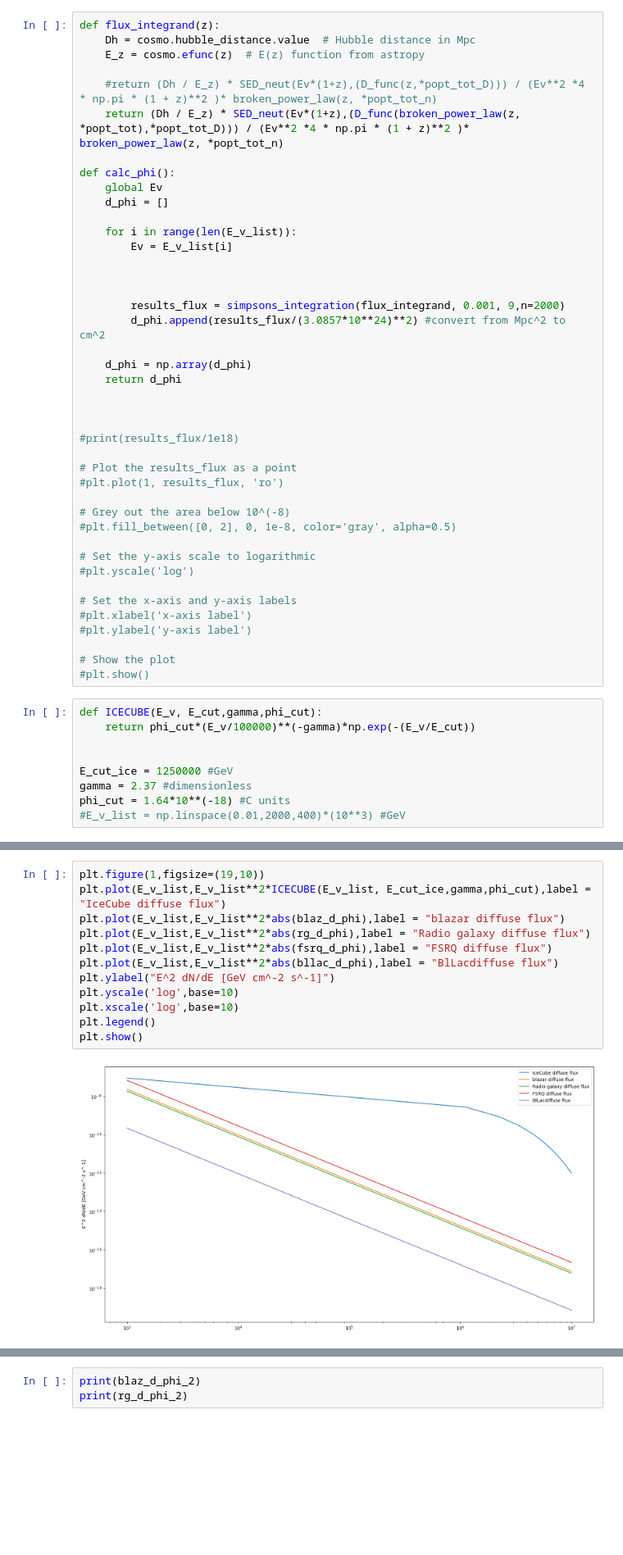
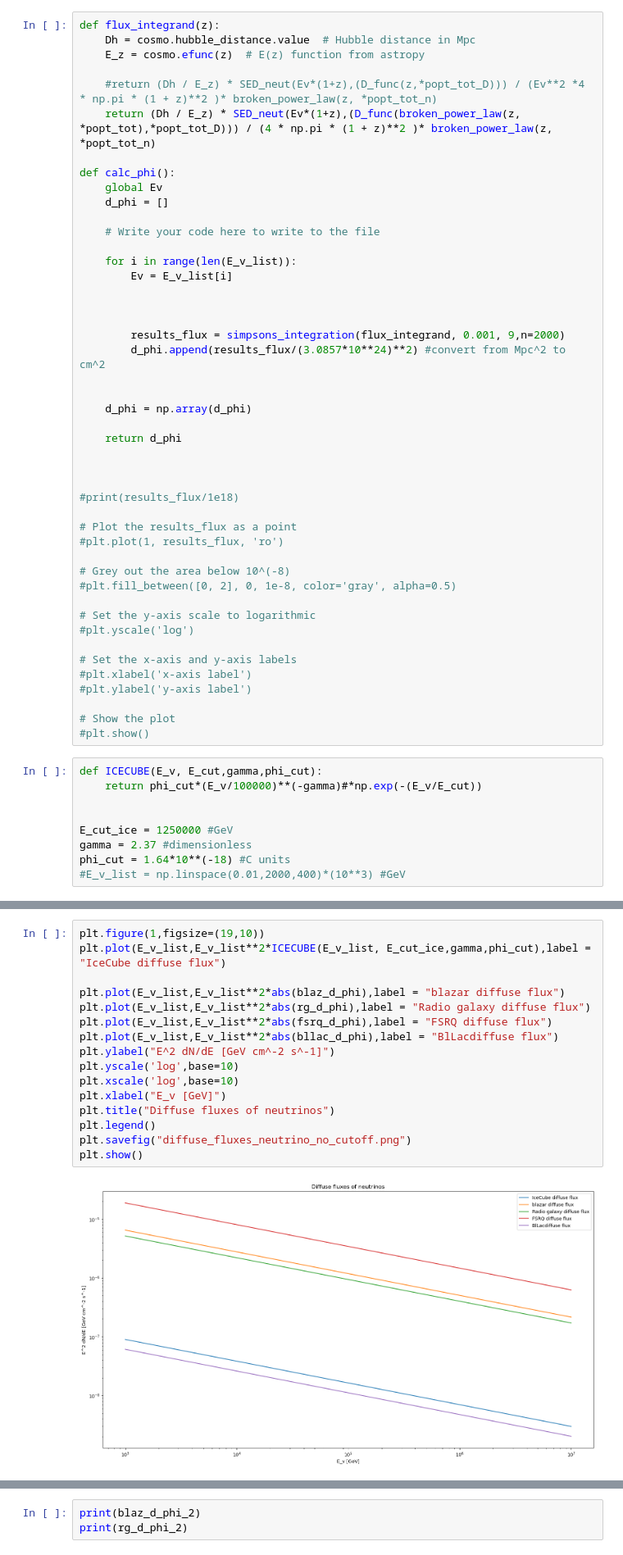
Before and after one commit to henan99/Project-related-to-first-semester-of-masters, a Jupyter notebook: Henrik_XLF_current.ipynb, the cells around one changed output, grey strips where cells are left out. Shown at 82% size. Cells and saved outputs as stored; diff of their text form; blank space fills up the shorter version.

```diff
--- a/Henrik_XLF_current.ipynb
+++ b/Henrik_XLF_current.ipynb
@@ -597,11 +636,13 @@ def flux_integrand(z):
     E_z = cosmo.efunc(z)  # E(z) function from astropy
 
     #return (Dh / E_z) * SED_neut(Ev*(1+z),(D_func(z,*popt_tot_D))) / (Ev**2 *4 * np.pi * (1 + z)**2 )* broken_power_law(z, *popt_tot_n)
-    return (Dh / E_z) * SED_neut(Ev*(1+z),(D_func(broken_power_law(z, *popt_tot),*popt_tot_D))) / (Ev**2 *4 * np.pi * (1 + z)**2 )* broken_power_law(z, *popt_tot_n)
+    return (Dh / E_z) * SED_neut(Ev*(1+z),(D_func(broken_power_law(z, *popt_tot),*popt_tot_D))) / (4 * np.pi * (1 + z)**2 )* broken_power_law(z, *popt_tot_n)
 
 def calc_phi():
     global Ev
     d_phi = []
+
+    # Write your code here to write to the file
 
     for i in range(len(E_v_list)):
         Ev = E_v_list[i]
@@ -611,7 +652,9 @@ def calc_phi():
         results_flux = simpsons_integration(flux_integrand, 0.001, 9,n=2000)
         d_phi.append(results_flux/(3.0857*10**24)**2) #convert from Mpc^2 to cm^2
 
+
     d_phi = np.array(d_phi)
+
     return d_phi
 
 
@@ -635,7 +678,7 @@ def calc_phi():
 #plt.show()
 # %%
 def ICECUBE(E_v, E_cut,gamma,phi_cut):
-    return phi_cut*(E_v/100000)**(-gamma)*np.exp(-(E_v/E_cut))
+    return phi_cut*(E_v/100000)**(-gamma)#*np.exp(-(E_v/E_cut))
 
 
 E_cut_ice = 1250000 #GeV
@@ -901,17 +1003,21 @@ plt.show()
 # %%
 plt.figure(1,figsize=(19,10))
 plt.plot(E_v_list,E_v_list**2*ICECUBE(E_v_list, E_cut_ice,gamma,phi_cut),label = "IceCube diffuse flux")
+
 plt.plot(E_v_list,E_v_list**2*abs(blaz_d_phi),label = "blazar diffuse flux")
 plt.plot(E_v_list,E_v_list**2*abs(rg_d_phi),label = "Radio galaxy diffuse flux")
 plt.plot(E_v_list,E_v_list**2*abs(fsrq_d_phi),label = "FSRQ diffuse flux")
 plt.plot(E_v_list,E_v_list**2*abs(bllac_d_phi),label = "BlLacdiffuse flux")
 plt.ylabel("E^2 dN/dE [GeV cm^-2 s^-1]")
 plt.yscale('log',base=10)
 plt.xscale('log',base=10)
+plt.xlabel("E_v [GeV]")
+plt.title("Diffuse fluxes of neutrinos")
 plt.legend()
+plt.savefig("diffuse_fluxes_neutrino_no_cutoff.png")
 plt.show()
 # %% [output]
-[figure, old version]
+[figure, new version]
 # %%
 diffuse_flux_UHECR = 6*10**(17) #ev, do not know where this comes from. I dont get it. This turns into 3*10^44 ergs/s/Mpc^3 ??
 
```
Also changed, not shown: parts of 14 cells of this notebook, 25 other files.
